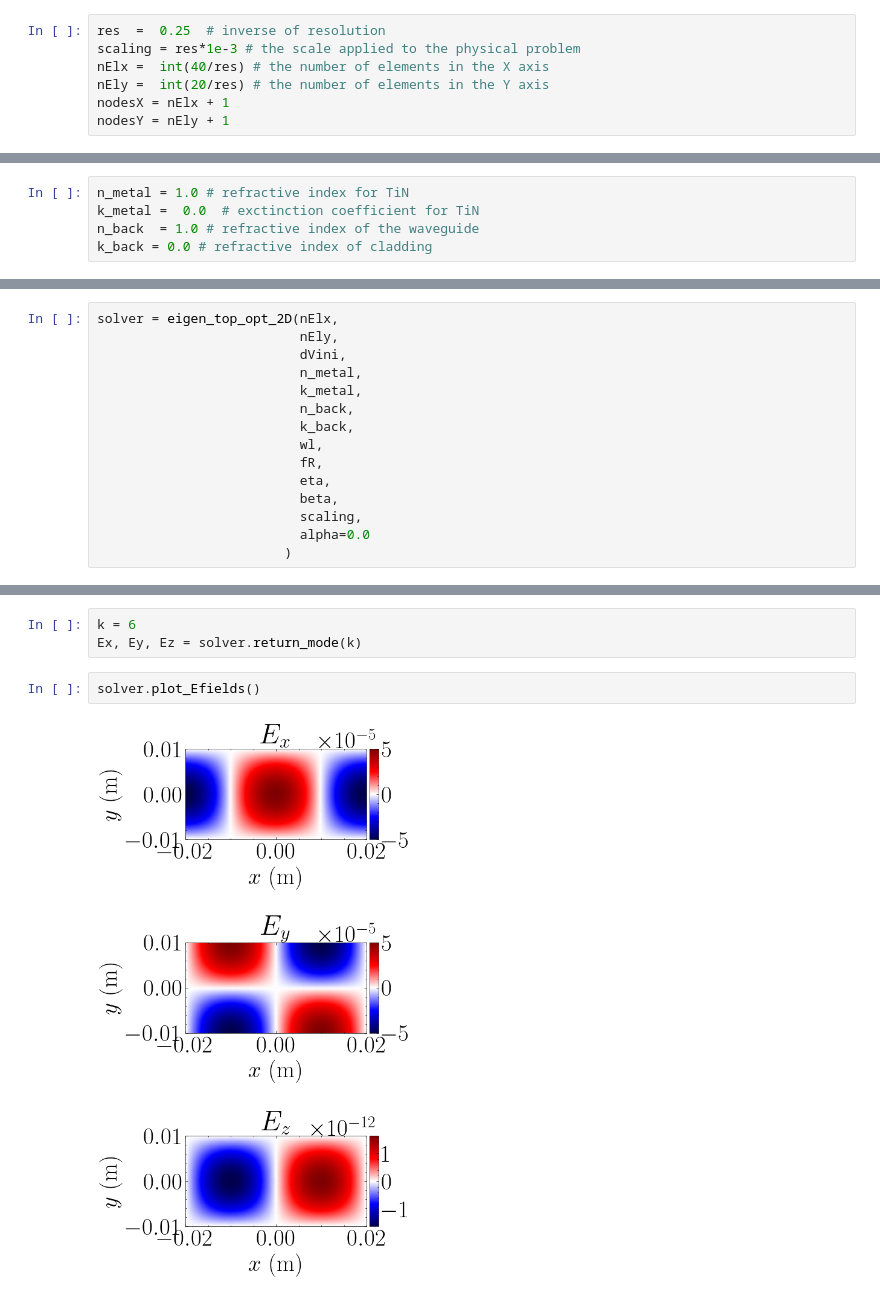
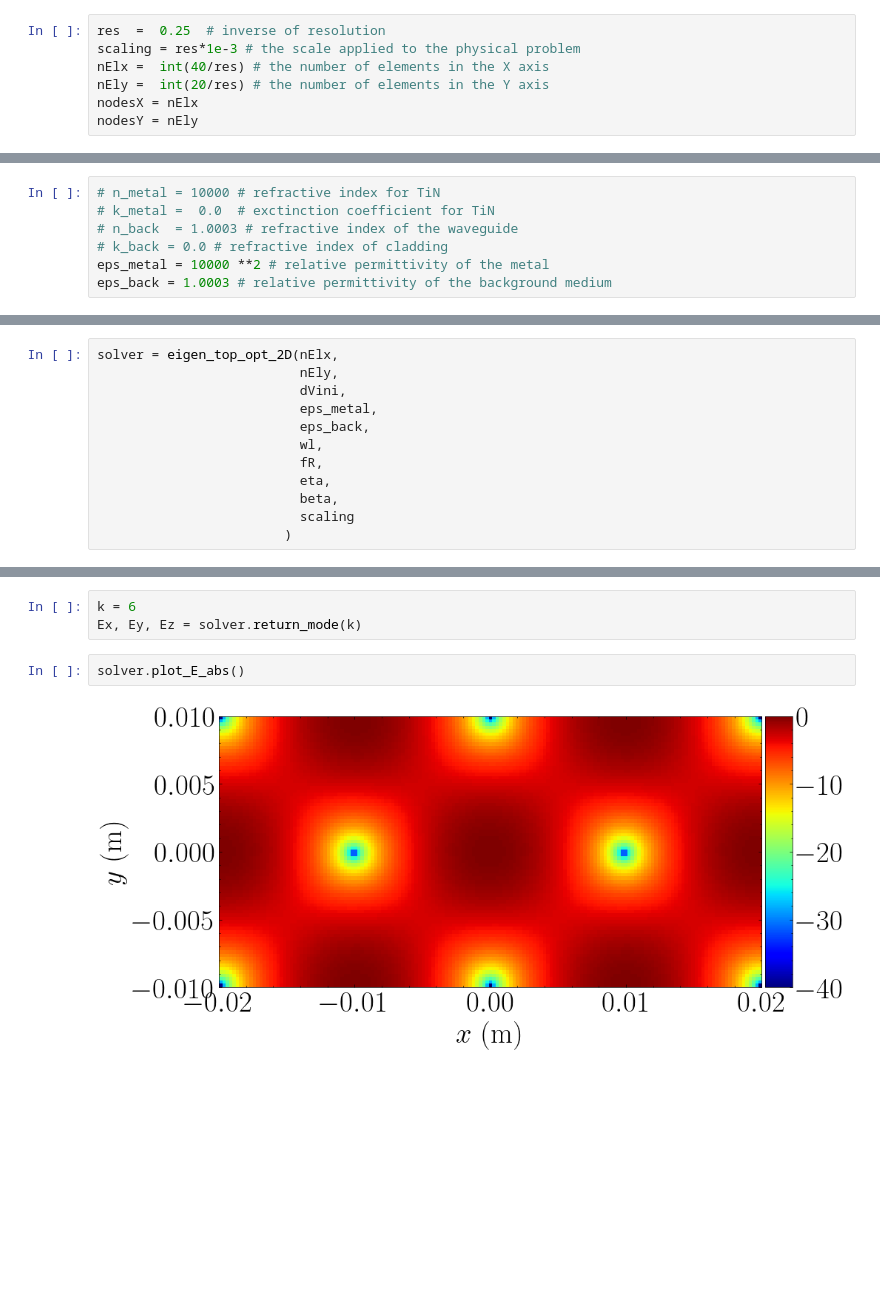
Before and after one commit to bmdaj/WGTO, a Jupyter notebook: example_tutorial.ipynb, the cells around one changed output, grey strips where cells are left out. Saved outputs shown, nothing was run; the diff lists cells and outputs as text; blank space fills up the shorter version.

Commit message:
Adds stl export option and plot abs(E).

```diff
--- a/example_tutorial.ipynb
+++ b/example_tutorial.ipynb
@@ -21,15 +22,17 @@ res  =  0.25  # inverse of resolution
 scaling = res*1e-3 # the scale applied to the physical problem
 nElx =  int(40/res) # the number of elements in the X axis
 nEly =  int(20/res) # the number of elements in the Y axis
-nodesX = nElx + 1
-nodesY = nEly + 1
+nodesX = nElx
+nodesY = nEly
 # %% [markdown]
 Then, we set up the **material parameters**:
 # %%
-n_metal = 1.0 # refractive index for TiN
-k_metal =  0.0  # exctinction coefficient for TiN
-n_back  = 1.0 # refractive index of the waveguide
-k_back = 0.0 # refractive index of cladding
+# n_metal = 10000 # refractive index for TiN
+# k_metal =  0.0  # exctinction coefficient for TiN
+# n_back  = 1.0003 # refractive index of the waveguide
+# k_back = 0.0 # refractive index of cladding
+eps_metal = 10000 **2 # relative permittivity of the metal
+eps_back = 1.0003 # relative permittivity of the background medium
 # %% [markdown]
 Next, we set the **physical parameters**:
 # %%
@@ -67,16 +100,13 @@ We initialize the solver:
 solver = eigen_top_opt_2D(nElx,
                           nEly,
                           dVini,
-                          n_metal,
-                          k_metal,
-                          n_back,
-                          k_back,
+                          eps_metal,
+                          eps_back,
                           wl,
                           fR,
                           eta,
                           beta,
-                          scaling,
-                          alpha=0.0
+                          scaling
                         )
 # %% [markdown]
 ## Eigenmode solution
@@ -101,9 +167,9 @@ Now we plot the normalized fields for the $k$ th eigenvalue:
 k = 6
 Ex, Ey, Ez = solver.return_mode(k)
 # %%
-solver.plot_Efields()
+solver.plot_E_abs()
 # %% [output]
-[figure, old version]
+[figure, new version]
 # %%
 solver.plot_norm()
 # %% [output]
```
Also changed, not shown: parts of 7 cells of this notebook, 2 other files.
